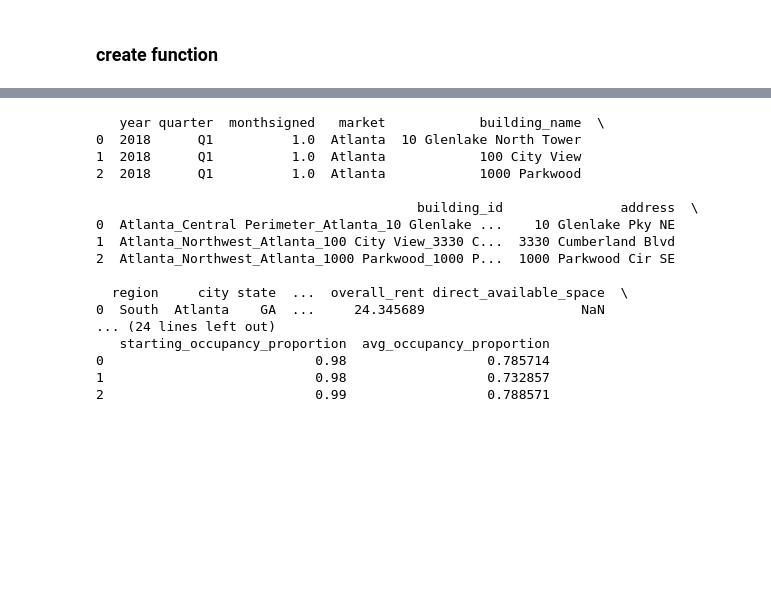
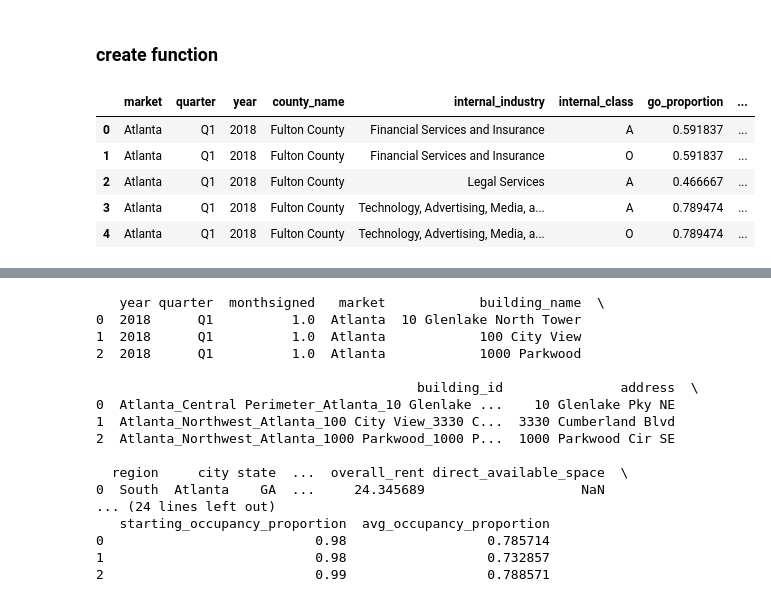
Before and after one commit to nks8566/DataFest-2025, a Jupyter notebook: secondary.ipynb, the cells around one changed output, grey strips where cells are left out. Saved outputs shown, nothing was run; the diff lists cells and outputs as text; code cells hidden in the pictures; blank space fills up the shorter version.

```diff
--- a/secondary.ipynb
+++ b/secondary.ipynb
@@ -46,3 +46,13 @@ chi square growing or not per industry
 4. This is specific to an industry
 # %% [markdown]
 ### create function
+# %%
+df = pd.read_csv("C:/SMU/DataFest/growth_index_data.csv")
+df.head()
+# %% [output]
+|  | market | quarter | year | county_name | internal_industry | internal_class | go_proportion | ... |
+| 0 | Atlanta | Q1 | 2018 | Fulton County | Financial Services and Insurance | A | 0.591837 | ... |
+| 1 | Atlanta | Q1 | 2018 | Fulton County | Financial Services and Insurance | O | 0.591837 | ... |
+| 2 | Atlanta | Q1 | 2018 | Fulton County | Legal Services | A | 0.466667 | ... |
+| 3 | Atlanta | Q1 | 2018 | Fulton County | Technology, Advertising, Media, a... | A | 0.789474 | ... |
+| 4 | Atlanta | Q1 | 2018 | Fulton County | Technology, Advertising, Media, a... | O | 0.789474 | ... |
```
Also changed, not shown: parts of 33 cells of this notebook, 2 other files.
